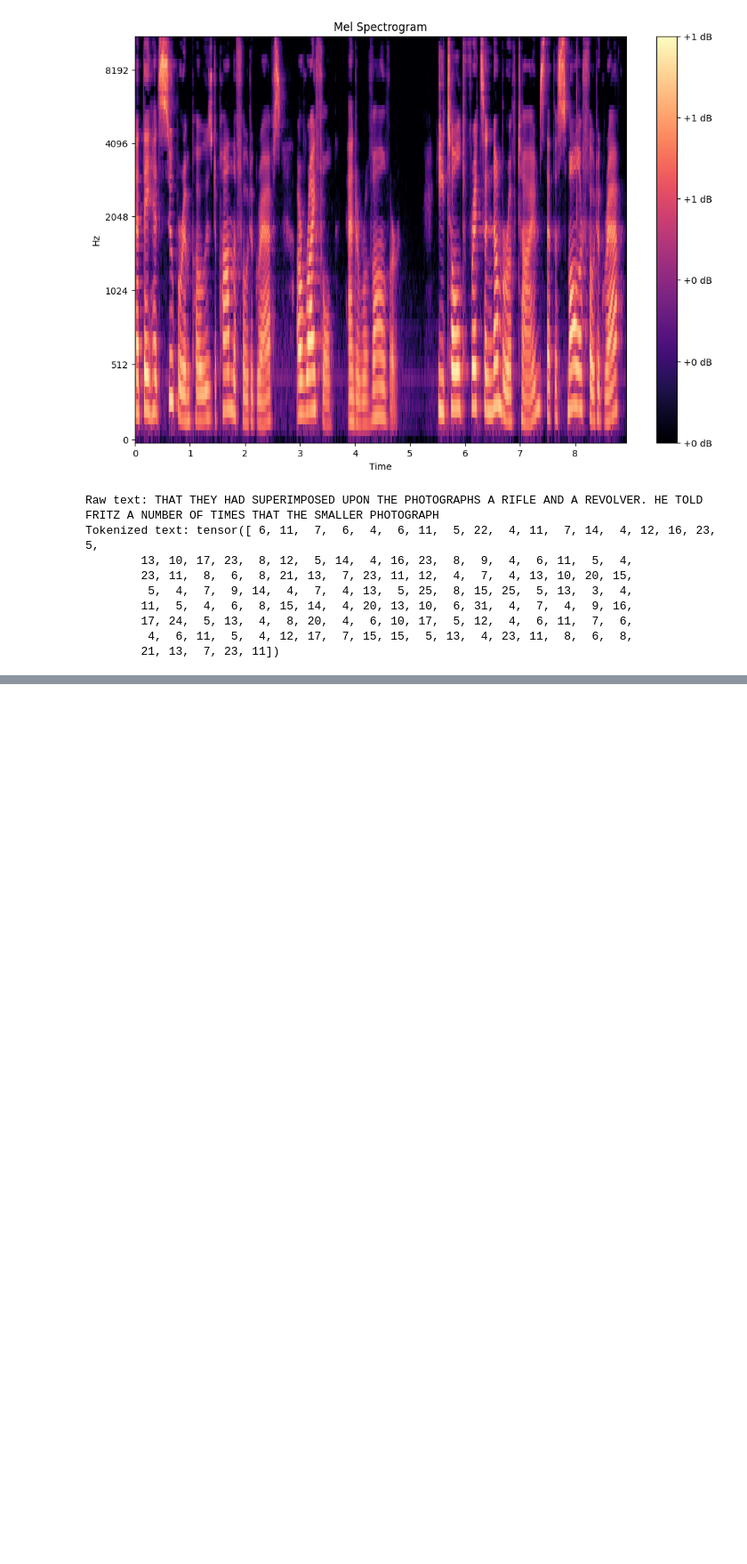
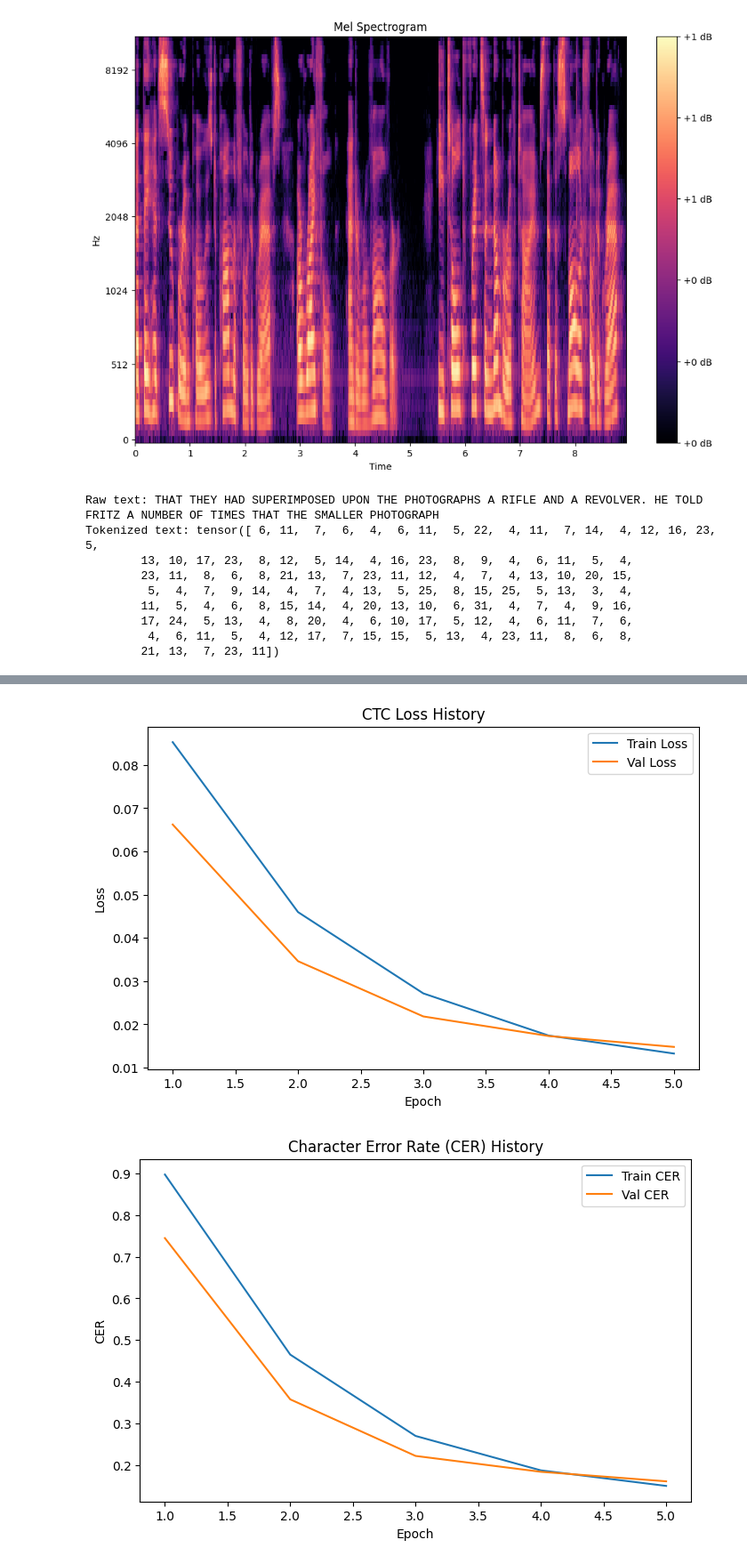
Before and after one commit to strangehiccups/ECE1508, a Jupyter notebook: Code/main.ipynb, the cells around one changed output, grey strips where cells are left out. Shown at 89% size. Drawn from its saved outputs; the diff is of its cells as text; code cells hidden in the pictures; blank space fills up the shorter version.

Commit message:
Add code to track metrics during training for plotting

```diff
--- a/Code/main.ipynb
+++ b/Code/main.ipynb
@@ -159,15 +140,15 @@ optimiser = torch.optim.AdamW(params=model.parameters(),
 
 # Before training, attempt to load the saved model.
 # If it doesn't exist, it will just return epoch 0 and None for loss.
-last_epoch, last_loss = utils.load_model(
-    model=model,
-    optimizer=optimiser,
-    device=device
-)
+# last_epoch, last_loss = utils.load_model(
+#     model=model,
+#     optimizer=optimiser,
+#     device=device
+# )
 
-print(f"Last epoch: {last_epoch}")
-print(f"Last loss: {last_loss}")
-print(f"New start epoch: {last_epoch+1}")
+# print(f"Last epoch: {last_epoch}")
+# print(f"Last loss: {last_loss}")
+# print(f"New start epoch: {last_epoch+1}")
 
 print("Total number of parameters in the model:", sum(p.numel() for p in model.parameters()))
 
@@ -177,7 +158,7 @@ history = utils.train(
     train_loader=train_loader,
     val_loader=val_loader,
     loss_fn=model.loss_fn,
-    start_epoch=last_epoch + 1,
+    # start_epoch=last_epoch,
     max_epochs=max_epochs,
     device=device
 )
@@ -202,12 +253,8 @@ Epoch 2/5, Batch 101/328, Loss: 2.8055
 # %%
 # Plot training / validation loss, CER, and WER per epoch
-utils.plot_training_history(history)
-
-# Print final metrics summary
-print("=== Training Summary ===")
-for i, (tl, tc, tw) in enumerate(zip(history['train_loss'], history['train_cer'], history['train_wer']), start=1):
-    val_str = ""
-    if i <= len(history['val_loss']):
-        vl, vc, vw = history['val_loss'][i-1], history['val_cer'][i-1], history['val_wer'][i-1]
-        val_str = f"  |  Val  Loss: {vl:.6f}  CER: {vc:.4f}  WER: {vw:.4f}"
-    print(f"Epoch {i:>2}  Train Loss: {tl:.6f}  CER: {tc:.4f}  WER: {tw:.4f}{val_str}")
+utils.plot_training_loss_history(history)
+utils.plot_training_cer_history(history)
+utils.plot_training_wer_history(history)
+# %% [output]
+[figure, added]
+[figure, added]
```
Also changed, not shown: parts of 7 cells of this notebook, 1 other file.
